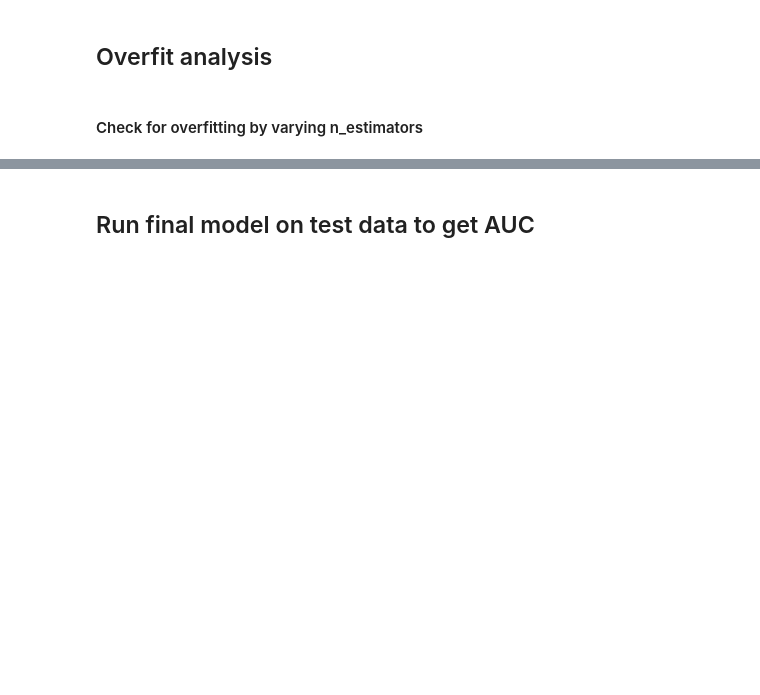
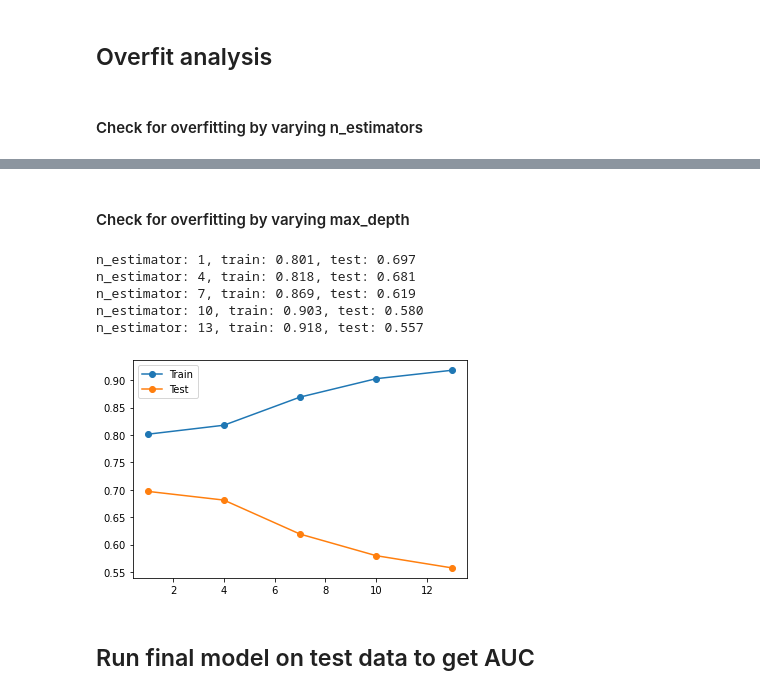
Before and after one commit to aojudo/seminar-marketing, a Jupyter notebook: random-forest.ipynb, the cells around one changed output, grey strips where cells are left out. Cells and saved outputs as stored; diff of their text form; code cells hidden in the pictures; blank space fills up the shorter version.

```diff
--- a/random-forest.ipynb
+++ b/random-forest.ipynb
@@ -66,15 +66,13 @@ X = base_temp.drop(columns=['onehotencoder__y_yes']).values
 X_length, X_vars
 # %% [output]
 (41188, 19)
+# %%
+# split data into training and test data
+train_features, test_features, train_targets, test_targets = train_test_split(X, y, test_size=0.2, random_state=23)
 # %% [markdown]
 ## Grid search hyperparameter tuning
 # %%
-train_features, test_features, train_targets, test_targets = train_test_split(X, y, test_size=0.2,
-                                                                                  random_state=23)
 # define hyperparameter search space
-#max_depth = [1]
-#n_estimators = range(1,1001, 50)
-
 n_estimators = [50,100,150,200,300,500]
 max_depth = range(1,16,3)
 
@@ -164,3 +186,38 @@ pyplot.show()
+# %% [markdown]
+#### Check for overfitting by varying max_depth
+# %%
+# define lists to collect scores
+train_scores, test_scores = list(), list()
+
+# define the estimators to evaluate
+values = [i for i in range(1, 16, 3)]
+# evaluate a decision tree for estimator
+for i in values:
+    # configure the model
+    model = RandomForestClassifier(n_estimators=n_estimators, max_depth=i, random_state=23).fit(
+        x_res, y_res)
+    # evaluate on the train dataset
+    prediction = model.predict(x_res)
+    train_acc = roc_auc_score(y_res, prediction)
+    train_scores.append(train_acc)
+    # evaluate on the test dataset
+    test_prediction = model.predict(test_features)
+    test_acc = roc_auc_score(test_targets, test_prediction)
+    test_scores.append(test_acc)
+    # summarize progress
+    print('n_estimator: %.0f, train: %.3f, test: %.3f' % (i, train_acc, test_acc))
+# plot of train and test scores vs n_estimator
+pyplot.plot(values, train_scores, '-o', label='Train')
+pyplot.plot(values, test_scores, '-o', label='Test')
+pyplot.legend()
+pyplot.show()
+# %% [output]
+n_estimator: 1, train: 0.801, test: 0.697
+n_estimator: 4, train: 0.818, test: 0.681
+n_estimator: 7, train: 0.869, test: 0.619
+n_estimator: 10, train: 0.903, test: 0.580
+n_estimator: 13, train: 0.918, test: 0.557
+[figure, added]
 # %% [markdown]
 ## Run final model on test data to get AUC
 # %%
```
Also changed, not shown: parts of 3 cells of this notebook, 1 other file.
